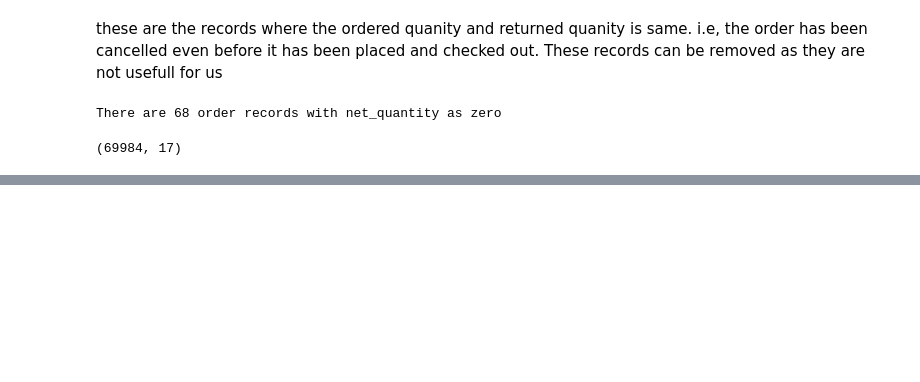
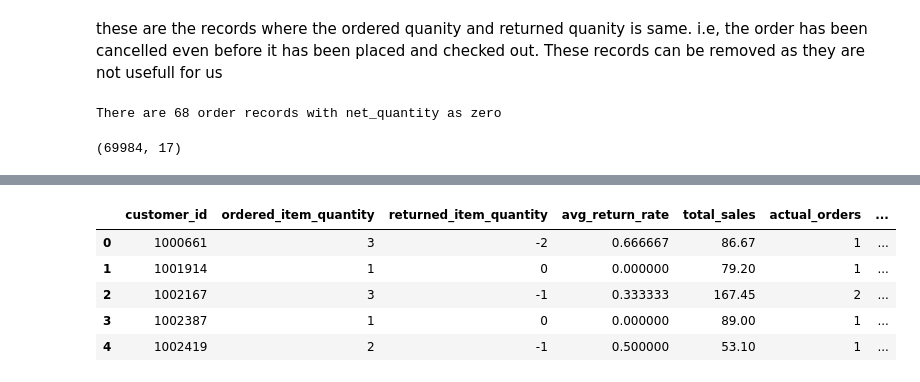
Before and after one commit to abhi9741/Market-Segmentation-with-Machine-Learning-from-E-Commerce-Sales-Data, a Jupyter notebook: CustomerSegmentation.ipynb, the cells around one changed output, grey strips where cells are left out. Saved outputs shown, nothing was run; the diff lists cells and outputs as text; code cells hidden in the pictures; blank space fills up the shorter version.

```diff
--- a/CustomerSegmentation.ipynb
+++ b/CustomerSegmentation.ipynb
@@ -189,0 +283,2 @@ Order_Records.shape
+# %%
+agg_records_5 = Order_Records.groupby("customer_id").total_sales.sum().reset_index()
@@ -189,0 +297,2 @@ Order_Records.shape
+# %%
+agg_records_6 = pd.merge(agg_records_4,agg_records_5)
@@ -189,0 +308,2 @@ Order_Records.shape
+# %%
+agg_records_6["actual_orders"] = agg_records_6['ordered_item_quantity']+agg_records_6['returned_item_quantity']
@@ -189,0 +321,9 @@ Order_Records.shape
+# %%
+agg_records_6.head()
+# %% [output]
+|  | customer_id | ordered_item_quantity | returned_item_quantity | avg_return_rate | total_sales | actual_orders | ... |
+| 0 | 1000661 | 3 | -2 | 0.666667 | 86.67 | 1 | ... |
+| 1 | 1001914 | 1 | 0 | 0.000000 | 79.20 | 1 | ... |
+| 2 | 1002167 | 3 | -1 | 0.333333 | 167.45 | 2 | ... |
+| 3 | 1002387 | 1 | 0 | 0.000000 | 89.00 | 1 | ... |
+| 4 | 1002419 | 2 | -1 | 0.500000 | 53.10 | 1 | ... |
```
Also changed, not shown: parts of 38 cells of this notebook.
